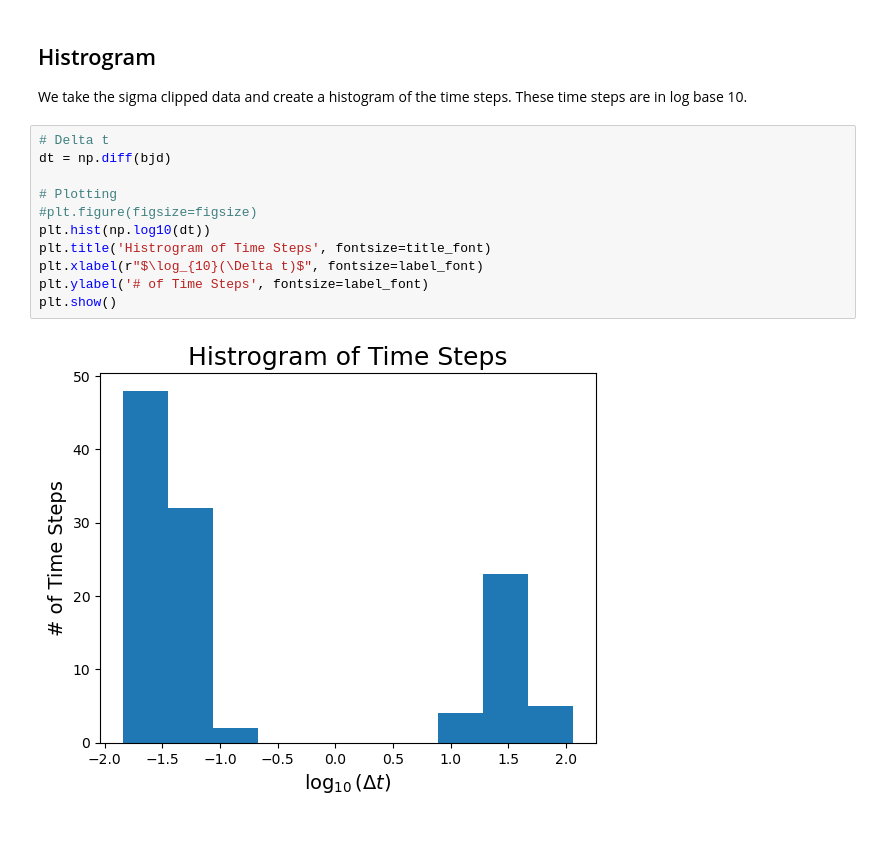
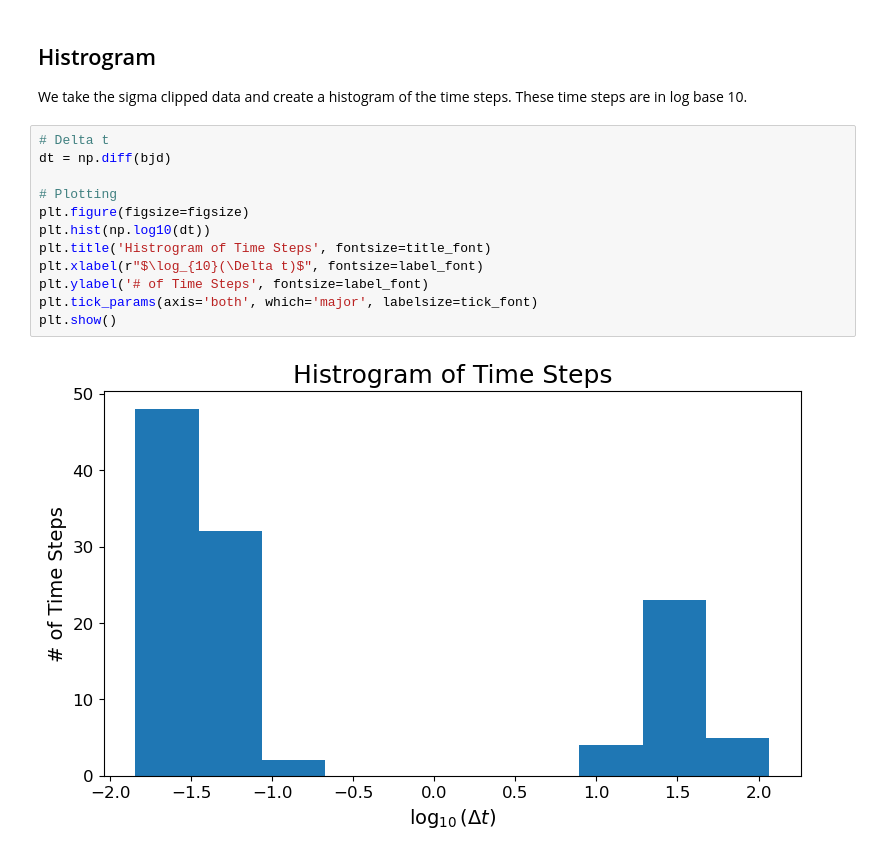
Before and after one commit to afonse15428/GJ-3942, a Jupyter notebook: GJ3942_time_series_analysis_Hipparcos.ipynb, the cells around one changed output. Cells and saved outputs as stored; diff of their text form.

```diff
--- a/GJ3942_time_series_analysis_Hipparcos.ipynb
+++ b/GJ3942_time_series_analysis_Hipparcos.ipynb
@@ -85,13 +82,14 @@ We take the sigma clipped data and create a histogram of the time steps. These t
 # %%
 # Delta t
 dt = np.diff(bjd)
 
 # Plotting
-#plt.figure(figsize=figsize)
+plt.figure(figsize=figsize)
 plt.hist(np.log10(dt))
 plt.title('Histrogram of Time Steps', fontsize=title_font)
 plt.xlabel(r"$\log_{10}(\Delta t)$", fontsize=label_font)
 plt.ylabel('# of Time Steps', fontsize=label_font)
+plt.tick_params(axis='both', which='major', labelsize=tick_font)
 plt.show()
 # %% [output]
-[figure, old version]
+[figure, new version]
```
Also changed, not shown: parts of 17 cells of this notebook, 2 other files.
